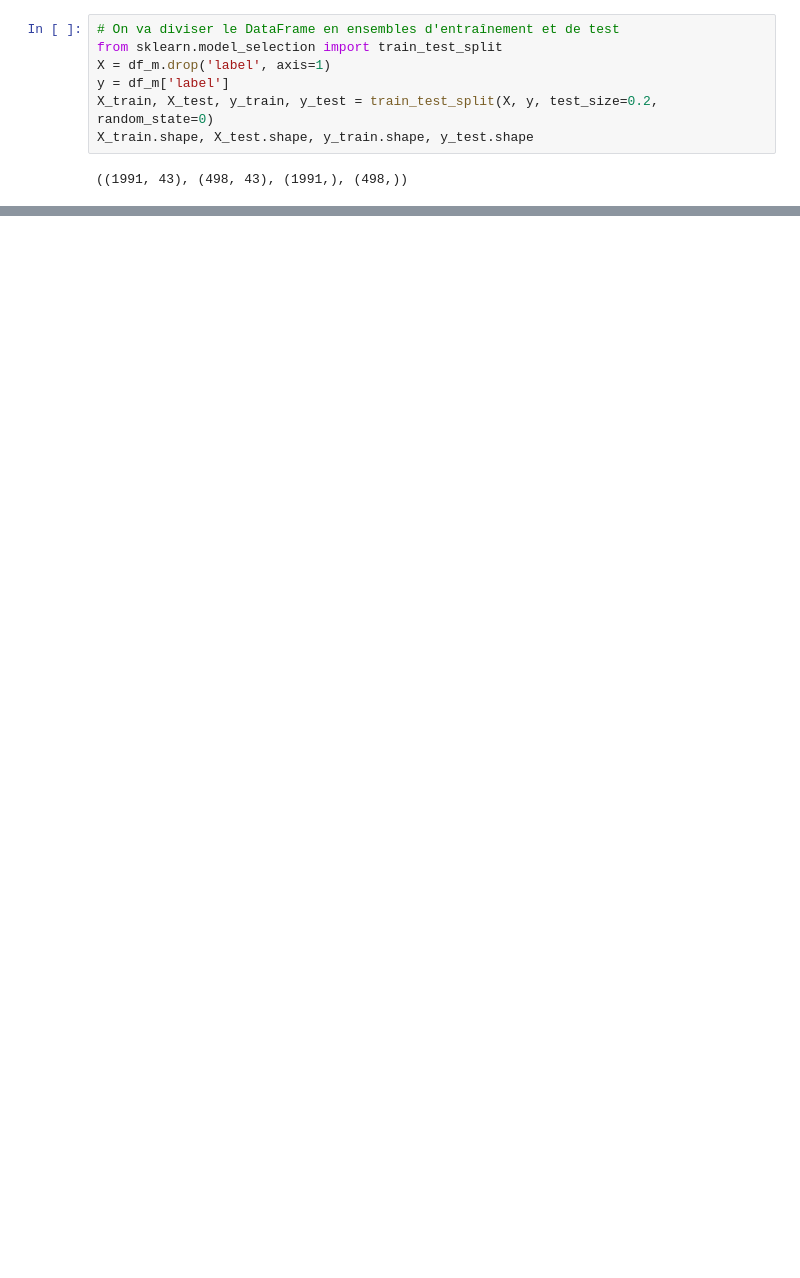
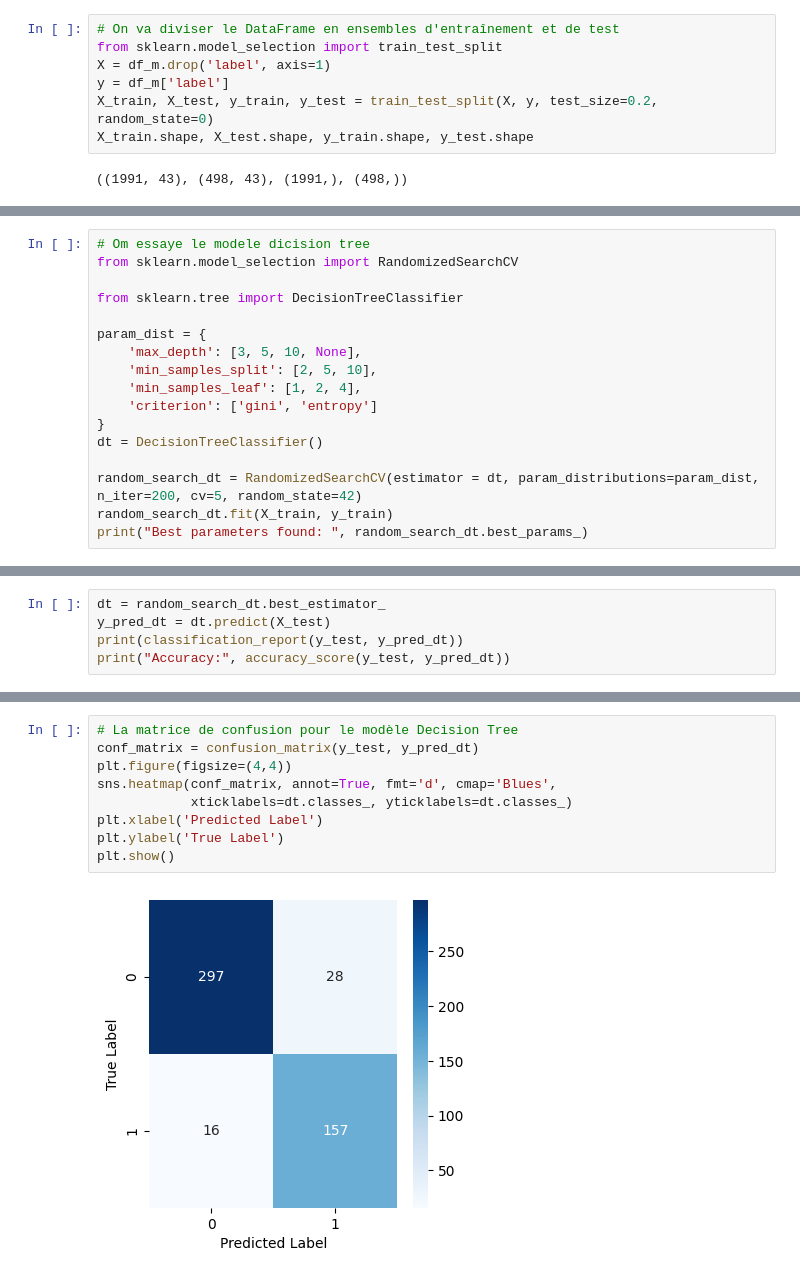
Before and after one commit to Mohamed-El-Aoumari/Anti-triche-pour-les-examens-en-ligne, a Jupyter notebook: notebook/main.ipynb, the cells around one changed output, grey strips where cells are left out. Drawn from its saved outputs; the diff is of its cells as text; blank space fills up the shorter version.

```diff
--- a/notebook/main.ipynb
+++ b/notebook/main.ipynb
@@ -235,0 +261,17 @@ Please also refer to the documentation for alternative solver options:
+# %%
+# Om essaye le modele dicision tree
+from sklearn.model_selection import RandomizedSearchCV
+
+from sklearn.tree import DecisionTreeClassifier
+
+param_dist = {
+    'max_depth': [3, 5, 10, None],
+    'min_samples_split': [2, 5, 10],
+    'min_samples_leaf': [1, 2, 4],
+    'criterion': ['gini', 'entropy']
+}
+dt = DecisionTreeClassifier()
+
+random_search_dt = RandomizedSearchCV(estimator = dt, param_distributions=param_dist, n_iter=200, cv=5, random_state=42)
+random_search_dt.fit(X_train, y_train)
+print("Best parameters found: ", random_search_dt.best_params_)
@@ -235,0 +280,5 @@ Please also refer to the documentation for alternative solver options:
+# %%
+dt = random_search_dt.best_estimator_
+y_pred_dt = dt.predict(X_test)
+print(classification_report(y_test, y_pred_dt))
+print("Accuracy:", accuracy_score(y_test, y_pred_dt))
@@ -236,2 +296,13 @@ Please also refer to the documentation for alternative solver options:
+# %%
+# La matrice de confusion pour le modèle Decision Tree
+conf_matrix = confusion_matrix(y_test, y_pred_dt)
+plt.figure(figsize=(4,4))
+sns.heatmap(conf_matrix, annot=True, fmt='d', cmap='Blues',
+            xticklabels=dt.classes_, yticklabels=dt.classes_)
+plt.xlabel('Predicted Label')
+plt.ylabel('True Label')
+plt.show()
+# %% [output]
+[figure, added]
 # %%
 from sklearn.ensemble import RandomForestClassifier
```
Also changed, not shown: parts of 21 cells of this notebook, 4 other files.
